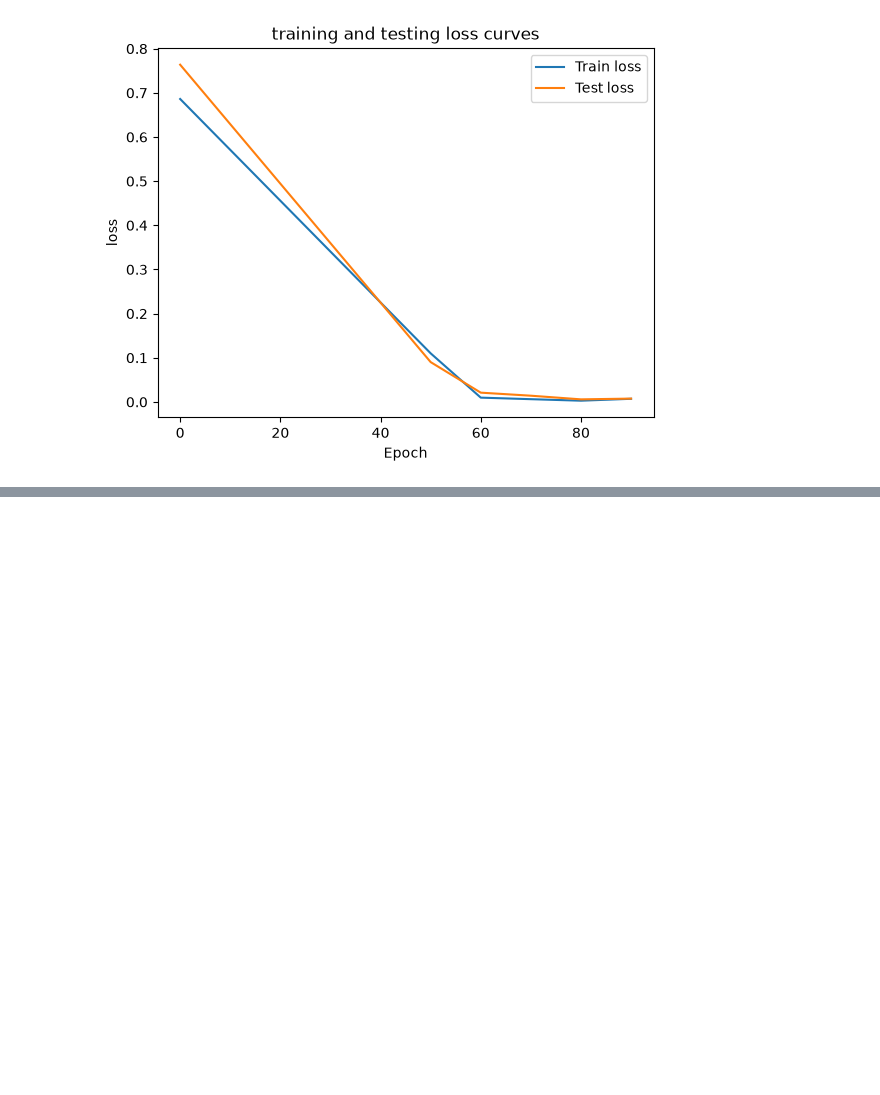
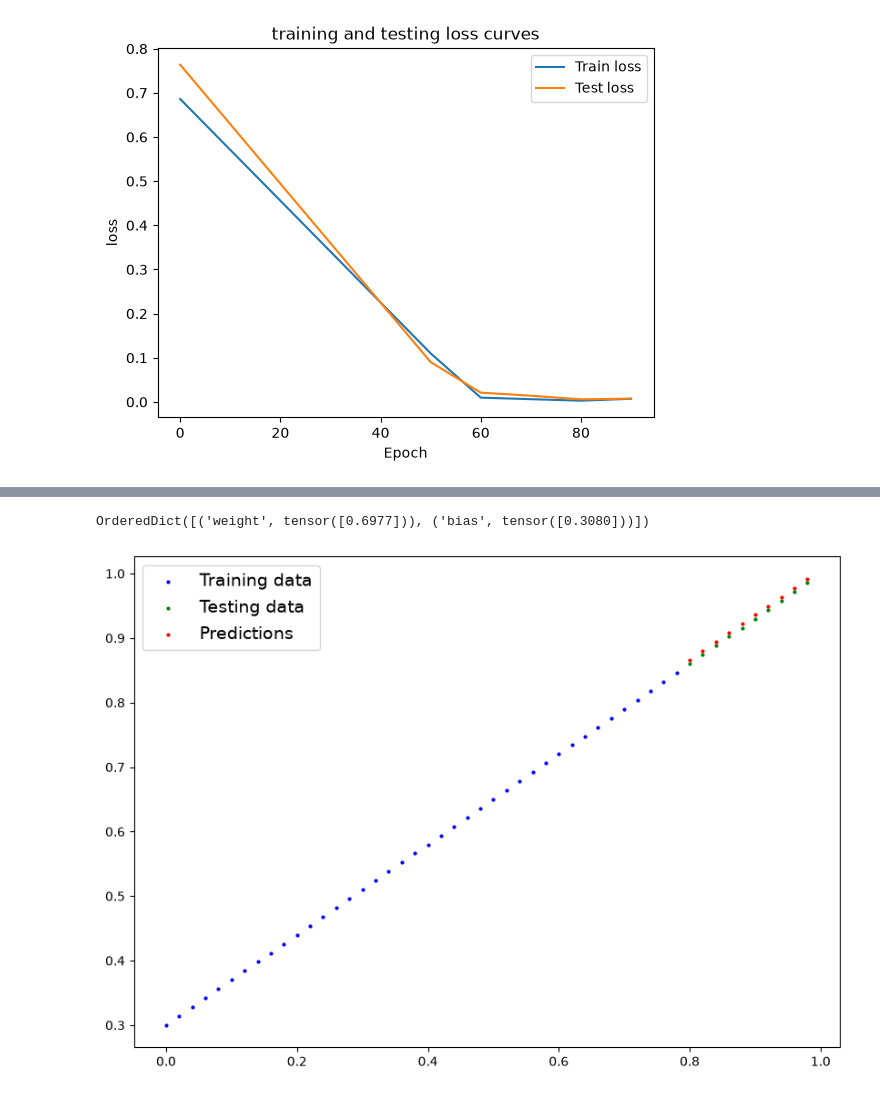
Before and after one commit to MostafaRabea1212/pytorch, a Jupyter notebook: 00-torch/01_starting_pytorch_workflow.ipynb, the cells around one changed output, grey strips where cells are left out. Cells and saved outputs as stored; diff of their text form; code cells hidden in the pictures; blank space fills up the shorter version.

```diff
--- a/00-torch/01_starting_pytorch_workflow.ipynb
+++ b/00-torch/01_starting_pytorch_workflow.ipynb
@@ -181,0 +227,15 @@ plt.legend()
+# %%
+#new weight | new bias |
+# ---> old value before training ('weight', tensor([0.8823])), ('bias', tensor([0.9150])
+model_0.state_dict()
+# %% [output]
+OrderedDict([('weight', tensor([0.6977])), ('bias', tensor([0.3080]))])
+# %%
+model_0.eval()
+
+with torch.inference_mode():
+    y_pred_train=model_0.forward(x_test)
+# %%
+plot_prediction(predictions=y_pred_train)
+# %% [output]
+[figure, added]
```
Also changed, not shown: parts of 40 cells of this notebook.
